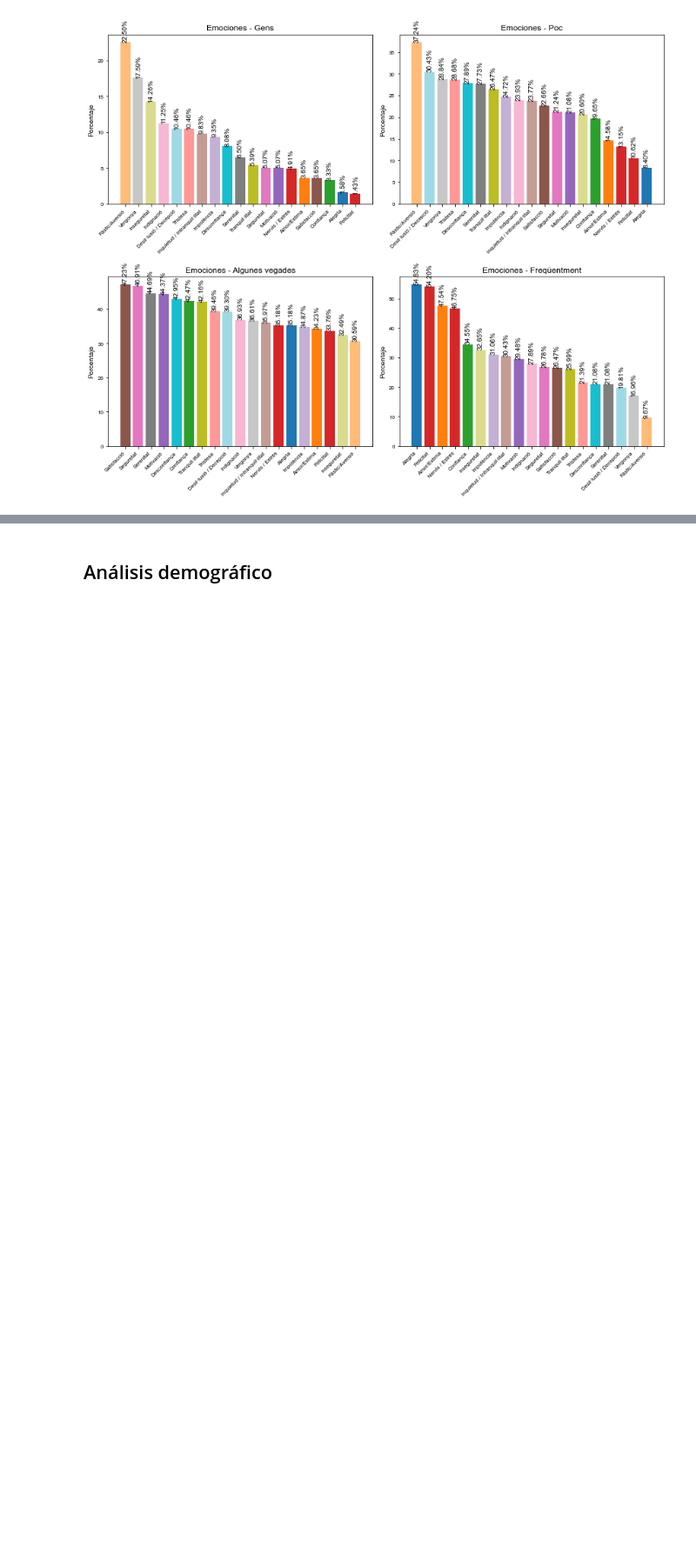
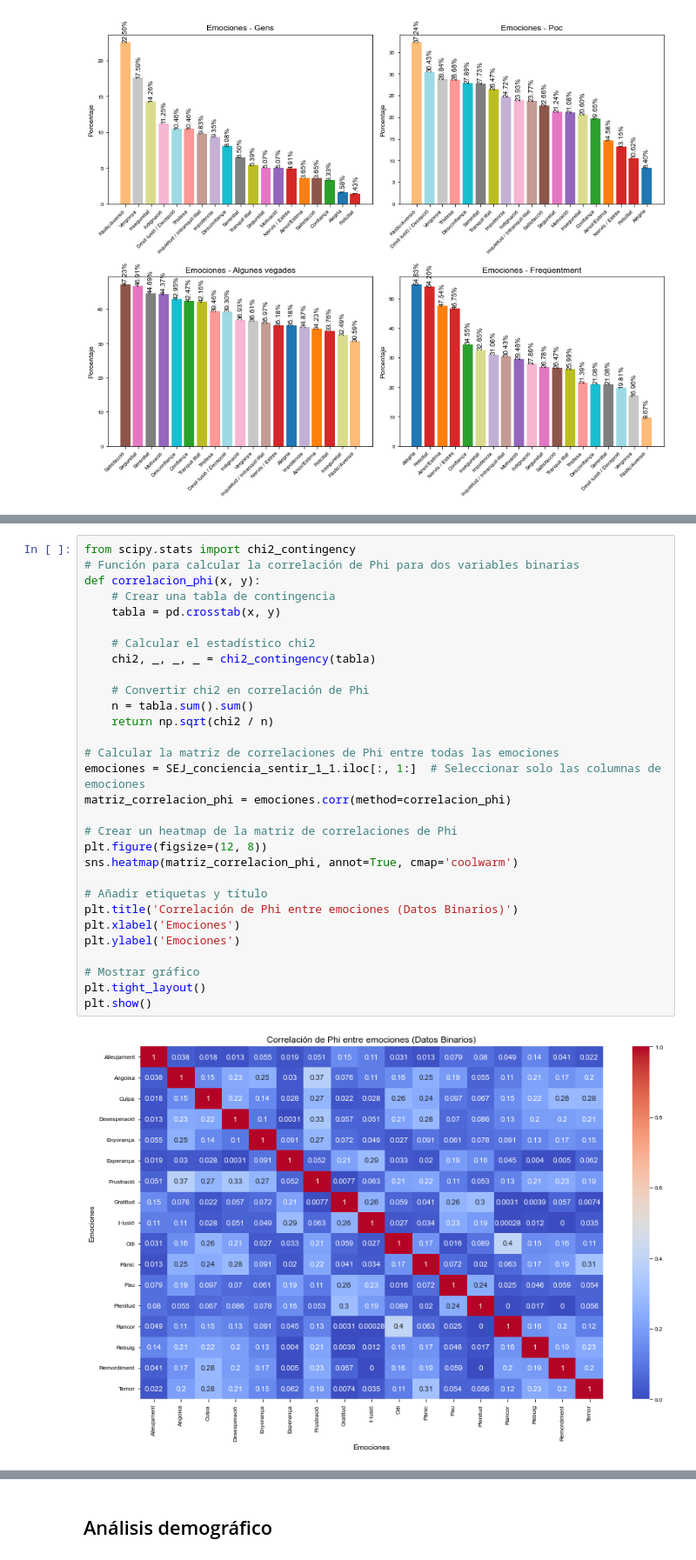
Before and after one commit to sebasto7/SEJ, a Jupyter notebook: SEJ-analisis.ipynb, the cells around one changed output, grey strips where cells are left out. Shown at 87% size. Cells and saved outputs as stored; diff of their text form; blank space fills up the shorter version.

```diff
--- a/SEJ-analisis.ipynb
+++ b/SEJ-analisis.ipynb
@@ -340,0 +379,32 @@ plt.show()
+# %%
+from scipy.stats import chi2_contingency
+# Función para calcular la correlación de Phi para dos variables binarias
+def correlacion_phi(x, y):
+    # Crear una tabla de contingencia
+    tabla = pd.crosstab(x, y)
+
+    # Calcular el estadístico chi2
+    chi2, _, _, _ = chi2_contingency(tabla)
+
+    # Convertir chi2 en correlación de Phi
+    n = tabla.sum().sum()
+    return np.sqrt(chi2 / n)
+
+# Calcular la matriz de correlaciones de Phi entre todas las emociones
+emociones = SEJ_conciencia_sentir_1_1.iloc[:, 1:]  # Seleccionar solo las columnas de emociones
+matriz_correlacion_phi = emociones.corr(method=correlacion_phi)
+
+# Crear un heatmap de la matriz de correlaciones de Phi
+plt.figure(figsize=(12, 8))
+sns.heatmap(matriz_correlacion_phi, annot=True, cmap='coolwarm')
+
+# Añadir etiquetas y título
+plt.title('Correlación de Phi entre emociones (Datos Binarios)')
+plt.xlabel('Emociones')
+plt.ylabel('Emociones')
+
+# Mostrar gráfico
+plt.tight_layout()
+plt.show()
+# %% [output]
+[figure, added]
```
Also changed, not shown: parts of 18 cells of this notebook.
